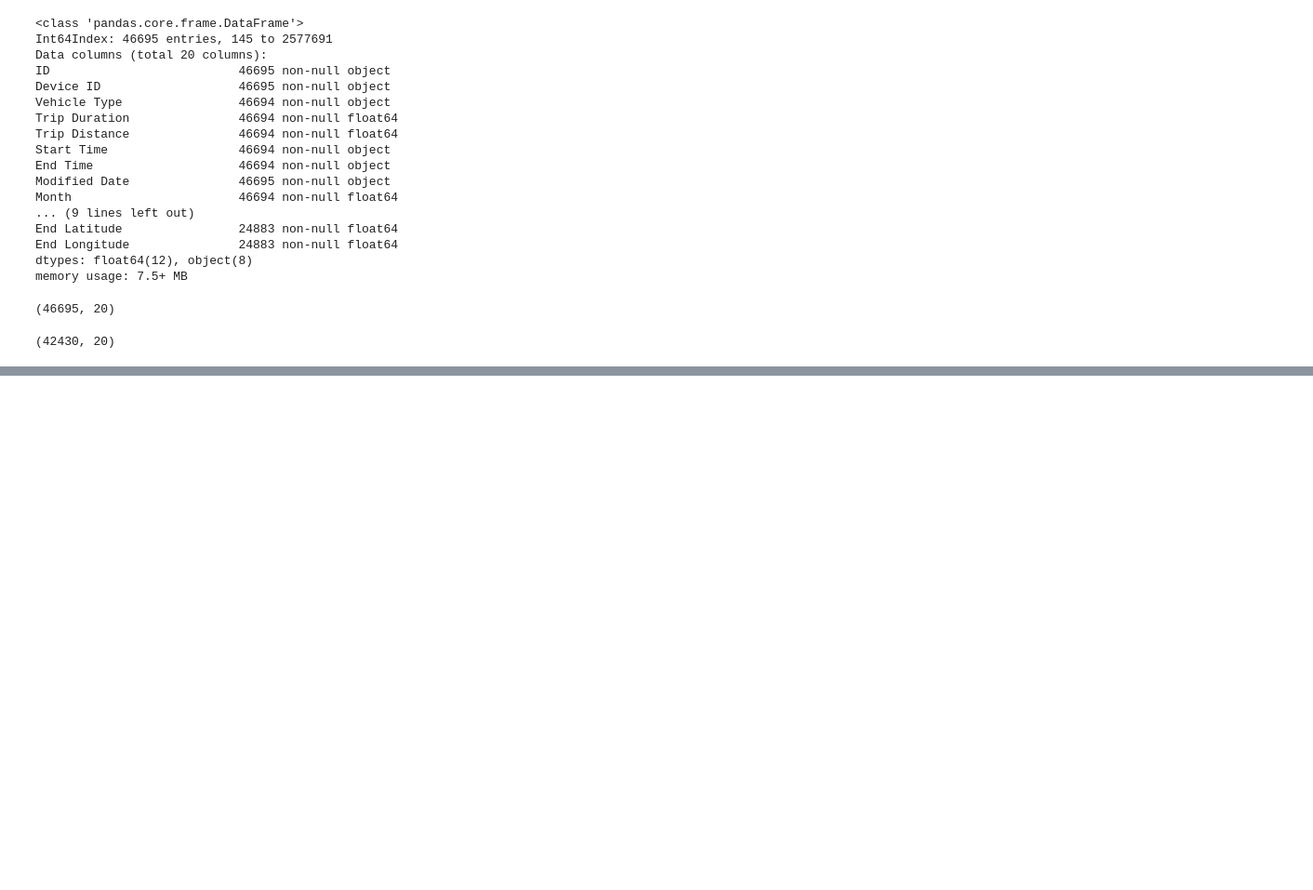
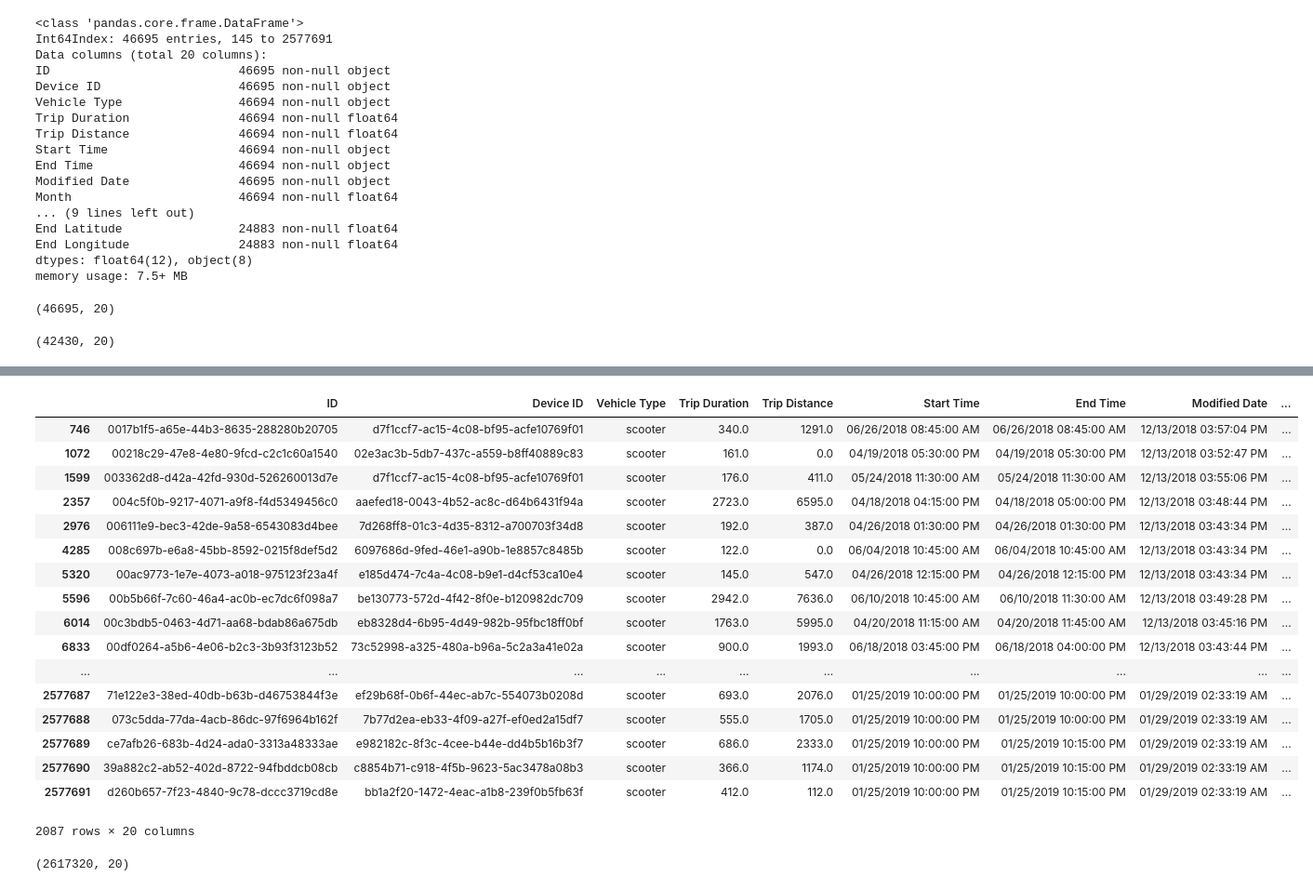
Before and after one commit to sameerabalay/Dockless_Mobility, a Jupyter notebook: src/EDA.ipynb, the cells around one changed output, grey strips where cells are left out. Shown at 93% size. Cells and saved outputs as stored; diff of their text form; code cells hidden in the pictures; blank space fills up the shorter version.

Commit message:
Scooter Data Null Validation Complete

```diff
--- a/src/EDA.ipynb
+++ b/src/EDA.ipynb
@@ -261,0 +268,3 @@ origin_cell_null.shape
+# %%
+df.drop(df.index[(df['Origin Cell ID'] == 'OUT_OF_BOUNDS')
+                          | (df['Destination Cell ID'] == 'OUT_OF_BOUNDS')], inplace = True)
@@ -261,0 +277,5 @@ origin_cell_null.shape
+# %%
+df[df['Vehicle Type'] != 'scooter']
+
+
+df.drop(df.index[(df['Vehicle Type'] != 'scooter')], inplace = True)
@@ -261,0 +308,21 @@ origin_cell_null.shape
+# %%
+df[(df['Origin Cell ID'].isnull()) | (df['Destination Cell ID'].isnull())]
+# %% [output]
+|  | ID | Device ID | Vehicle Type | Trip Duration | Trip Distance | Start Time | End Time | Modified Date | ... |
+| 746 | 0017b1f5-a65e-44b3-8635-288280b20705 | d7f1ccf7-ac15-4c08-bf95-acfe10769f01 | scooter | 340.0 | 1291.0 | 06/26/2018 08:45:00 AM | 06/26/2018 08:45:00 AM | 12/13/2018 03:57:04 PM | ... |
+| 1072 | 00218c29-47e8-4e80-9fcd-c2c1c60a1540 | 02e3ac3b-5db7-437c-a559-b8ff40889c83 | scooter | 161.0 | 0.0 | 04/19/2018 05:30:00 PM | 04/19/2018 05:30:00 PM | 12/13/2018 03:52:47 PM | ... |
+| 1599 | 003362d8-d42a-42fd-930d-526260013d7e | d7f1ccf7-ac15-4c08-bf95-acfe10769f01 | scooter | 176.0 | 411.0 | 05/24/2018 11:30:00 AM | 05/24/2018 11:30:00 AM | 12/13/2018 03:55:06 PM | ... |
+| 2357 | 004c5f0b-9217-4071-a9f8-f4d5349456c0 | aaefed18-0043-4b52-ac8c-d64b6431f94a | scooter | 2723.0 | 6595.0 | 04/18/2018 04:15:00 PM | 04/18/2018 05:00:00 PM | 12/13/2018 03:48:44 PM | ... |
+| 2976 | 006111e9-bec3-42de-9a58-6543083d4bee | 7d268ff8-01c3-4d35-8312-a700703f34d8 | scooter | 192.0 | 387.0 | 04/26/2018 01:30:00 PM | 04/26/2018 01:30:00 PM | 12/13/2018 03:43:34 PM | ... |
+| 4285 | 008c697b-e6a8-45bb-8592-0215f8def5d2 | 6097686d-9fed-46e1-a90b-1e8857c8485b | scooter | 122.0 | 0.0 | 06/04/2018 10:45:00 AM | 06/04/2018 10:45:00 AM | 12/13/2018 03:43:34 PM | ... |
+| 5320 | 00ac9773-1e7e-4073-a018-975123f23a4f | e185d474-7c4a-4c08-b9e1-d4cf53ca10e4 | scooter | 145.0 | 547.0 | 04/26/2018 12:15:00 PM | 04/26/2018 12:15:00 PM | 12/13/2018 03:43:34 PM | ... |
+| 5596 | 00b5b66f-7c60-46a4-ac0b-ec7dc6f098a7 | be130773-572d-4f42-8f0e-b120982dc709 | scooter | 2942.0 | 7636.0 | 06/10/2018 10:45:00 AM | 06/10/2018 11:30:00 AM | 12/13/2018 03:49:28 PM | ... |
+| 6014 | 00c3bdb5-0463-4d71-aa68-bdab86a675db | eb8328d4-6b95-4d49-982b-95fbc18ff0bf | scooter | 1763.0 | 5995.0 | 04/20/2018 11:15:00 AM | 04/20/2018 11:45:00 AM | 12/13/2018 03:45:16 PM | ... |
+| 6833 | 00df0264-a5b6-4e06-b2c3-3b93f3123b52 | 73c52998-a325-480a-b96a-5c2a3a41e02a | scooter | 900.0 | 1993.0 | 06/18/2018 03:45:00 PM | 06/18/2018 04:00:00 PM | 12/13/2018 03:43:44 PM | ... |
+| ... | ... | ... | ... | ... | ... | ... | ... | ... | ... |
+| 2577687 | 71e122e3-38ed-40db-b63b-d46753844f3e | ef29b68f-0b6f-44ec-ab7c-554073b0208d | scooter | 693.0 | 2076.0 | 01/25/2019 10:00:00 PM | 01/25/2019 10:00:00 PM | 01/29/2019 02:33:19 AM | ... |
+| 2577688 | 073c5dda-77da-4acb-86dc-97f6964b162f | 7b77d2ea-eb33-4f09-a27f-ef0ed2a15df7 | scooter | 555.0 | 1705.0 | 01/25/2019 10:00:00 PM | 01/25/2019 10:00:00 PM | 01/29/2019 02:33:19 AM | ... |
+| 2577689 | ce7afb26-683b-4d24-ada0-3313a48333ae | e982182c-8f3c-4cee-b44e-dd4b5b16b3f7 | scooter | 686.0 | 2333.0 | 01/25/2019 10:00:00 PM | 01/25/2019 10:15:00 PM | 01/29/2019 02:33:19 AM | ... |
+| 2577690 | 39a882c2-ab52-402d-8722-94fbddcb08cb | c8854b71-c918-4f5b-9623-5ac3478a08b3 | scooter | 366.0 | 1174.0 | 01/25/2019 10:00:00 PM | 01/25/2019 10:15:00 PM | 01/29/2019 02:33:19 AM | ... |
+| 2577691 | d260b657-7f23-4840-9c78-dccc3719cd8e | bb1a2f20-1472-4eac-a1b8-239f0b5fb63f | scooter | 412.0 | 112.0 | 01/25/2019 10:00:00 PM | 01/25/2019 10:15:00 PM | 01/29/2019 02:33:19 AM | ... |
+2087 rows × 20 columns
@@ -261,0 +332,4 @@ origin_cell_null.shape
+# %%
+df.shape
+# %% [output]
+(2617320, 20)
```
Also changed, not shown: parts of 16 cells of this notebook, 1 other file.
